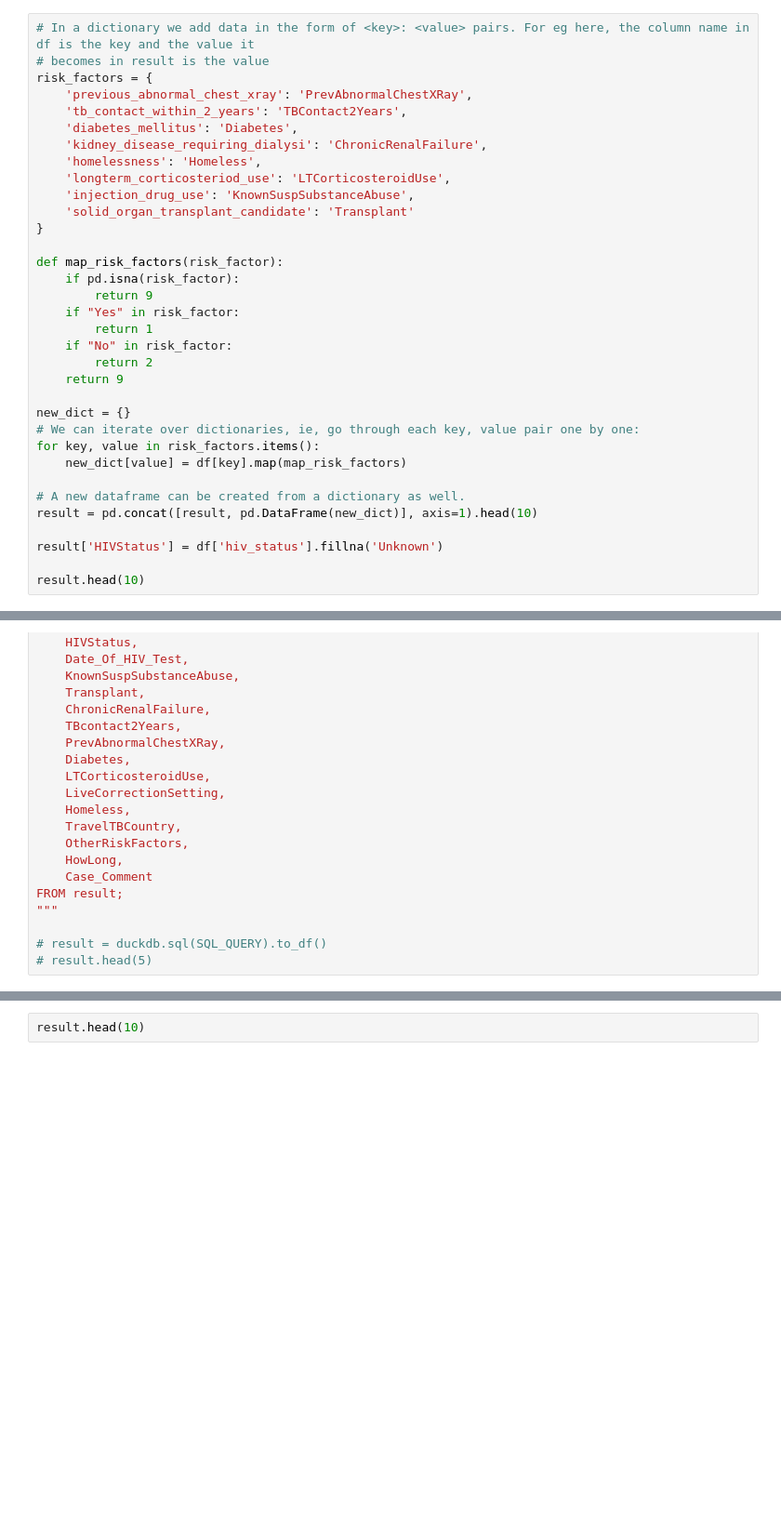
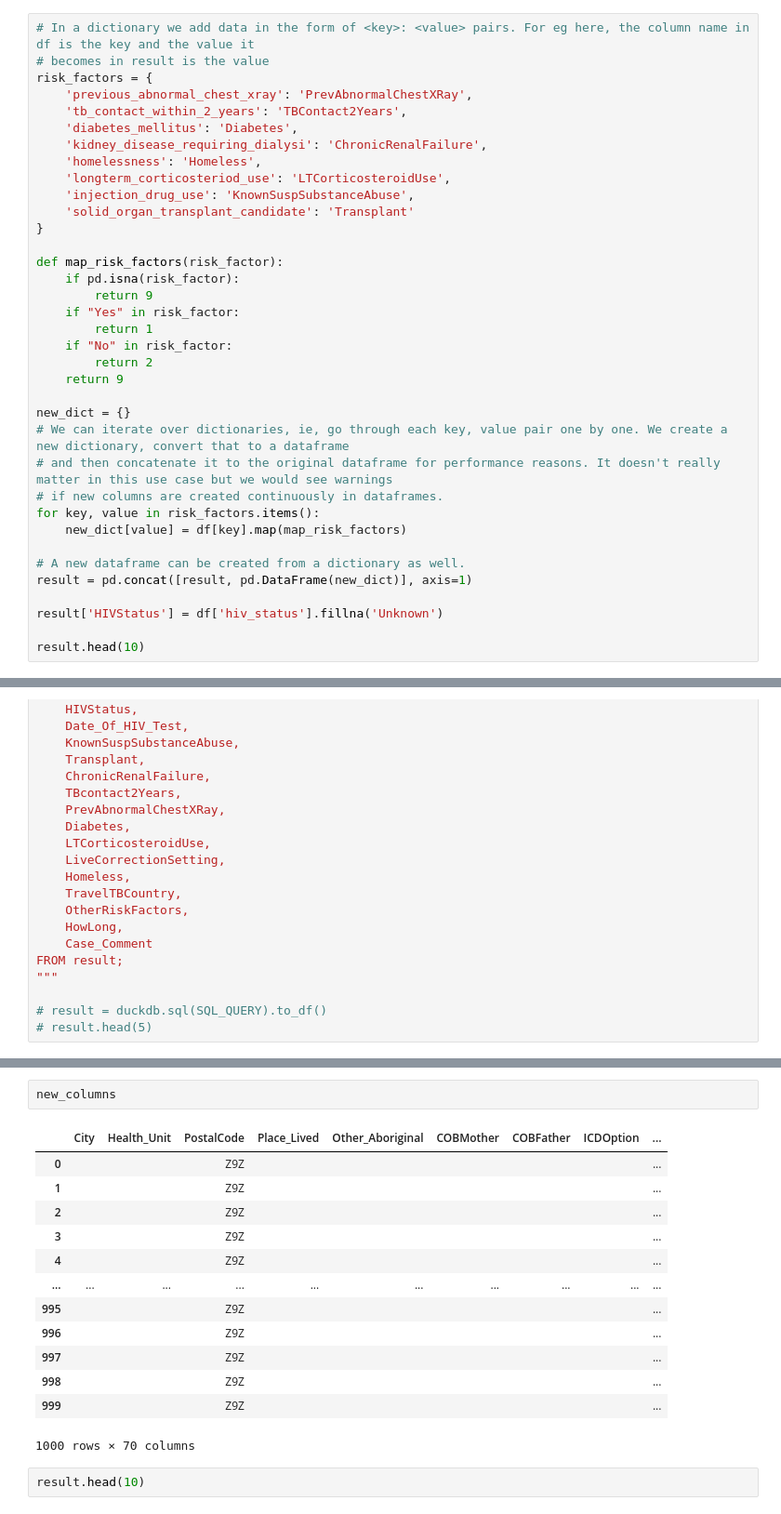
Before and after one commit to niranjan-ramesh/custom-images, a Jupyter notebook: analytics-environment/BCDataTransformation.ipynb, the cells around one changed output, grey strips where cells are left out. Shown: that part at 93% size. Cells and saved outputs as stored; diff of their text form; blank space fills up the shorter version.

```diff
--- a/analytics-environment/BCDataTransformation.ipynb
+++ b/analytics-environment/BCDataTransformation.ipynb
@@ -615,12 +615,14 @@ def map_risk_factors(risk_factor):
     return 9
 
 new_dict = {}
-# We can iterate over dictionaries, ie, go through each key, value pair one by one:
+# We can iterate over dictionaries, ie, go through each key, value pair one by one. We create a new dictionary, convert that to a dataframe
+# and then concatenate it to the original dataframe for performance reasons. It doesn't really matter in this use case but we would see warnings
+# if new columns are created continuously in dataframes.
 for key, value in risk_factors.items():
     new_dict[value] = df[key].map(map_risk_factors)
 
 # A new dataframe can be created from a dictionary as well.
-result = pd.concat([result, pd.DataFrame(new_dict)], axis=1).head(10)
+result = pd.concat([result, pd.DataFrame(new_dict)], axis=1)
 
 result['HIVStatus'] = df['hiv_status'].fillna('Unknown')
 
@@ -929,3 +936,19 @@ result['OtherFirstEpisodeTreatment'] = ''
+# %%
+new_columns
+# %% [output]
+|  | City | Health_Unit | PostalCode | Place_Lived | Other_Aboriginal | COBMother | COBFather | ICDOption | ... |
+| 0 |  |  | Z9Z |  |  |  |  |  | ... |
+| 1 |  |  | Z9Z |  |  |  |  |  | ... |
+| 2 |  |  | Z9Z |  |  |  |  |  | ... |
+| 3 |  |  | Z9Z |  |  |  |  |  | ... |
+| 4 |  |  | Z9Z |  |  |  |  |  | ... |
+| ... | ... | ... | ... | ... | ... | ... | ... | ... | ... |
+| 995 |  |  | Z9Z |  |  |  |  |  | ... |
+| 996 |  |  | Z9Z |  |  |  |  |  | ... |
+| 997 |  |  | Z9Z |  |  |  |  |  | ... |
+| 998 |  |  | Z9Z |  |  |  |  |  | ... |
+| 999 |  |  | Z9Z |  |  |  |  |  | ... |
+1000 rows × 70 columns
 # %%
 result.head(10)
 # %% [output]
```
Also changed, not shown: parts of 1 cell of this notebook, 1 other file.
